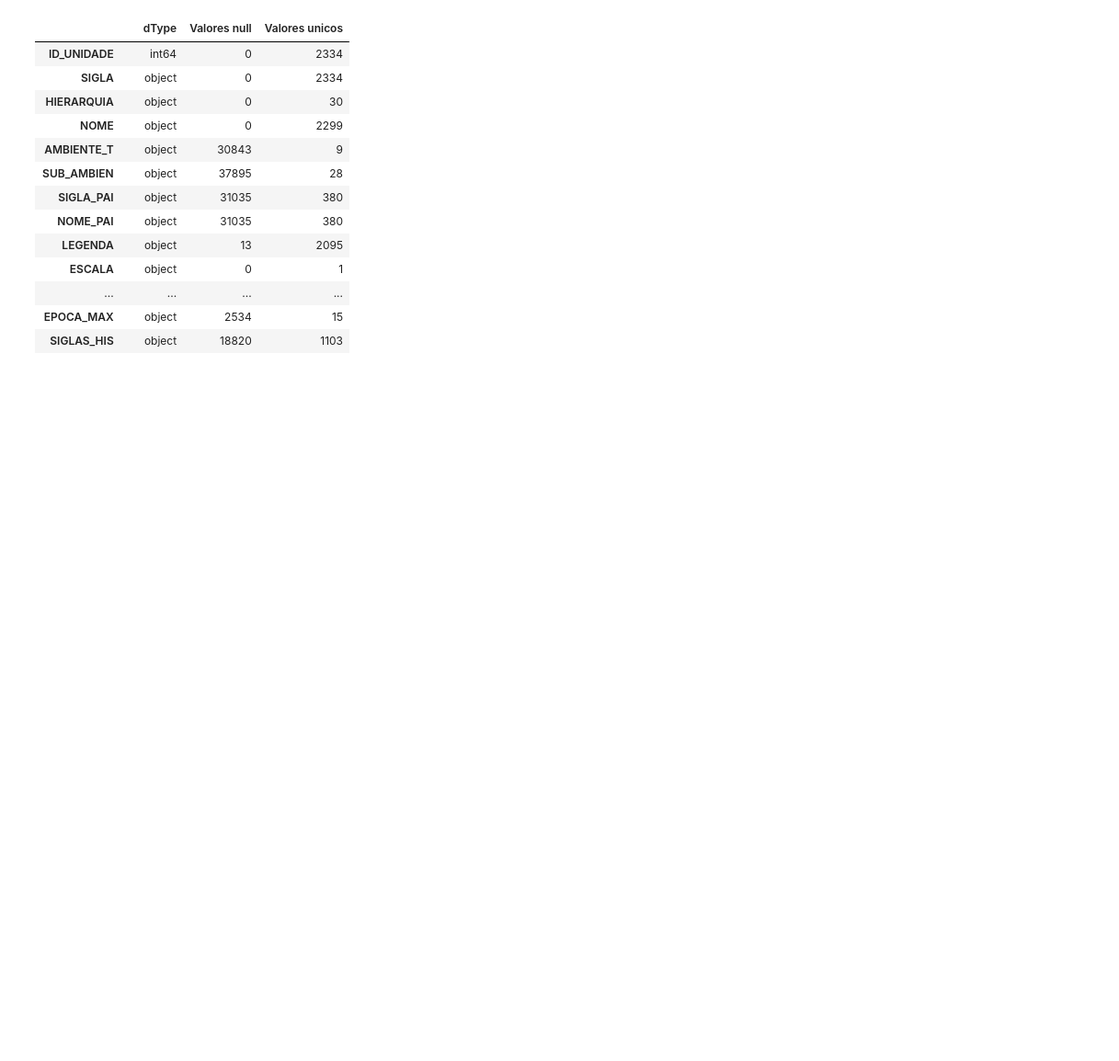
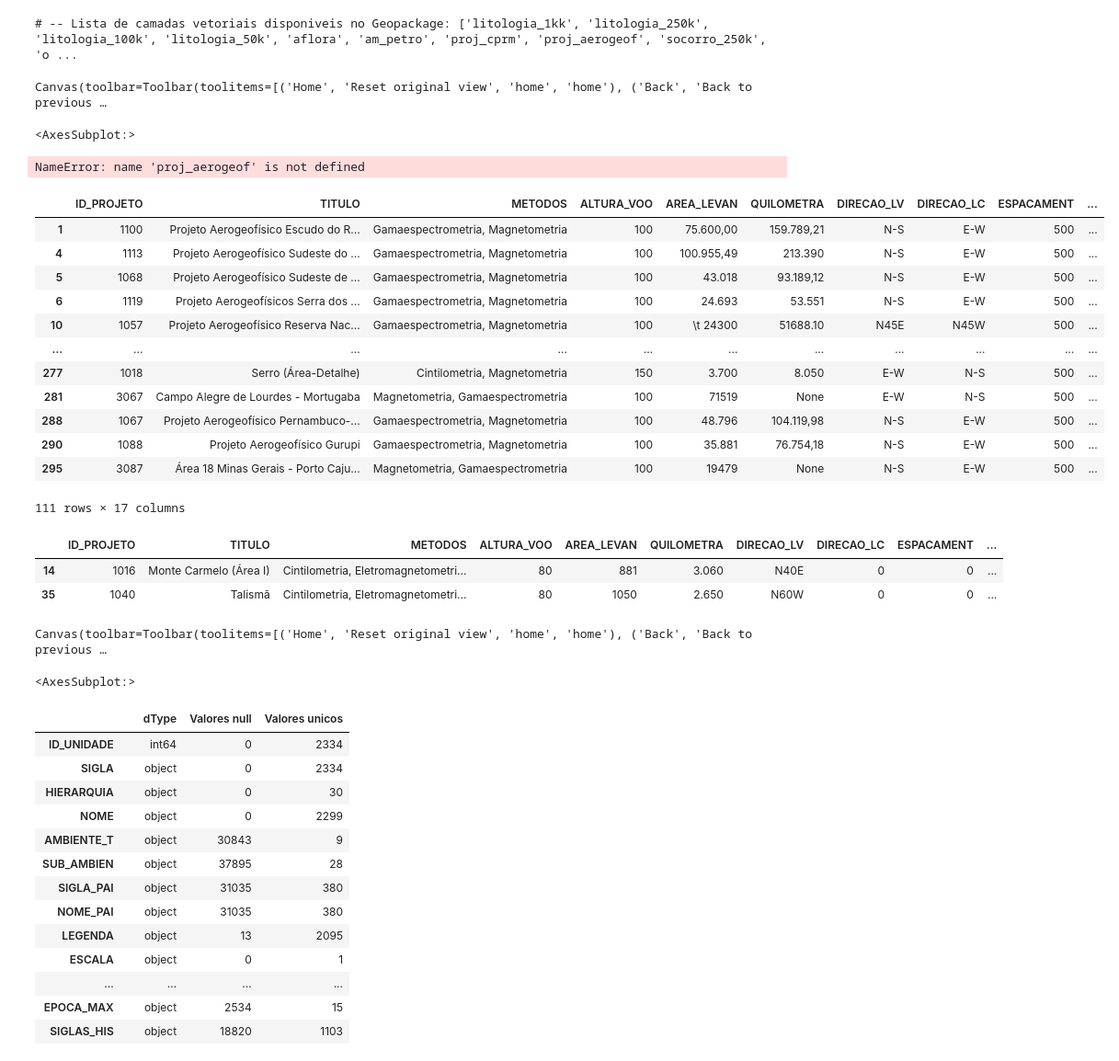
Before and after one commit to Gabriel-Goes/mapeamento_litologico_preditivo, a Jupyter notebook: 1.2-Geapandas:Spatial_Data_Visualization.ipynb, the cells around one changed output. Shown at 92% size. Saved outputs shown, nothing was run; the diff lists cells and outputs as text; code cells hidden in the pictures; blank space fills up the shorter version.

```diff
--- a/1.2-Geapandas:Spatial_Data_Visualization.ipynb
+++ b/1.2-Geapandas:Spatial_Data_Visualization.ipynb
@@ -9,0 +8,9 @@ from sources.filtros import filtro
+# %%
+proj_aerogeof = importar_geometrias('proj_aerogeof')
+# %% [output]
+# -- Lista de camadas vetoriais disponiveis no Geopackage: ['litologia_1kk', 'litologia_250k', 'litologia_100k', 'litologia_50k', 'aflora', 'am_petro', 'proj_cprm', 'proj_aerogeof', 'socorro_250k', 'o ...
+# %%
+proj_aerogeof.boundary.plot()
+# %% [output]
+Canvas(toolbar=Toolbar(toolitems=[('Home', 'Reset original view', 'home', 'home'), ('Back', 'Back to previous …
+<AxesSubplot:>
@@ -10,3 +19,34 @@ from sources.filtros import filtro
+# %%
+proj_aerogeof_500m = proj_aerogeof[proj_aerogeof['ESPACAMENT'] == '500']
+# %% [output]
+NameError: name 'proj_aerogeof' is not defined
+# %%
+proj_aerogeof_500m
+# %% [output]
+|  | ID_PROJETO | TITULO | METODOS | ALTURA_VOO | AREA_LEVAN | QUILOMETRA | DIRECAO_LV | DIRECAO_LC | ESPACAMENT | ... |
+| 1 | 1100 | Projeto Aerogeofísico Escudo do R... | Gamaespectrometria, Magnetometria | 100 | 75.600,00 | 159.789,21 | N-S | E-W | 500 | ... |
+| 4 | 1113 | Projeto Aerogeofísico Sudeste do ... | Gamaespectrometria, Magnetometria | 100 | 100.955,49 | 213.390 | N-S | E-W | 500 | ... |
+| 5 | 1068 | Projeto Aerogeofísico Sudeste de ... | Gamaespectrometria, Magnetometria | 100 | 43.018 | 93.189,12 | N-S | E-W | 500 | ... |
+| 6 | 1119 | Projeto Aerogeofísicos Serra dos ... | Gamaespectrometria, Magnetometria | 100 | 24.693 | 53.551 | N-S | E-W | 500 | ... |
+| 10 | 1057 | Projeto Aerogeofísico Reserva Nac... | Gamaespectrometria, Magnetometria | 100 | \t 24300 | 51688.10 | N45E | N45W | 500 | ... |
+| ... | ... | ... | ... | ... | ... | ... | ... | ... | ... | ... |
+| 277 | 1018 | Serro (Área-Detalhe) | Cintilometria, Magnetometria | 150 | 3.700 | 8.050 | E-W | N-S | 500 | ... |
+| 281 | 3067 | Campo Alegre de Lourdes - Mortugaba | Magnetometria, Gamaespectrometria | 100 | 71519 | None | E-W | N-S | 500 | ... |
+| 288 | 1067 | Projeto Aerogeofísico Pernambuco-... | Gamaespectrometria, Magnetometria | 100 | 48.796 | 104.119,98 | N-S | E-W | 500 | ... |
+| 290 | 1088 | Projeto Aerogeofísico Gurupi | Gamaespectrometria, Magnetometria | 100 | 35.881 | 76.754,18 | N-S | E-W | 500 | ... |
+| 295 | 3087 | Área 18 Minas Gerais - Porto Caju... | Magnetometria, Gamaespectrometria | 100 | 19479 | None | N-S | E-W | 500 | ... |
+111 rows × 17 columns
+# %%
+proj_aerogeof_0m
+# %% [output]
+|  | ID_PROJETO | TITULO | METODOS | ALTURA_VOO | AREA_LEVAN | QUILOMETRA | DIRECAO_LV | DIRECAO_LC | ESPACAMENT | ... |
+| 14 | 1016 | Monte Carmelo (Área I) | Cintilometria, Eletromagnetometri... | 80 | 881 | 3.060 | N40E | 0 | 0 | ... |
+| 35 | 1040 | Talismã | Cintilometria, Eletromagnetometri... | 80 | 1050 | 2.650 | N60W | 0 | 0 | ... |
+# %%
+proj_aerogeof_0m.plot()
+# %% [output]
+Canvas(toolbar=Toolbar(toolitems=[('Home', 'Reset original view', 'home', 'home'), ('Back', 'Back to previous …
+<AxesSubplot:>
 # %%
 litologia_1kk = geometrias('litologia_1kk')
 # %%
```
Also changed, not shown: parts of 3 cells of this notebook, 15 other files.
